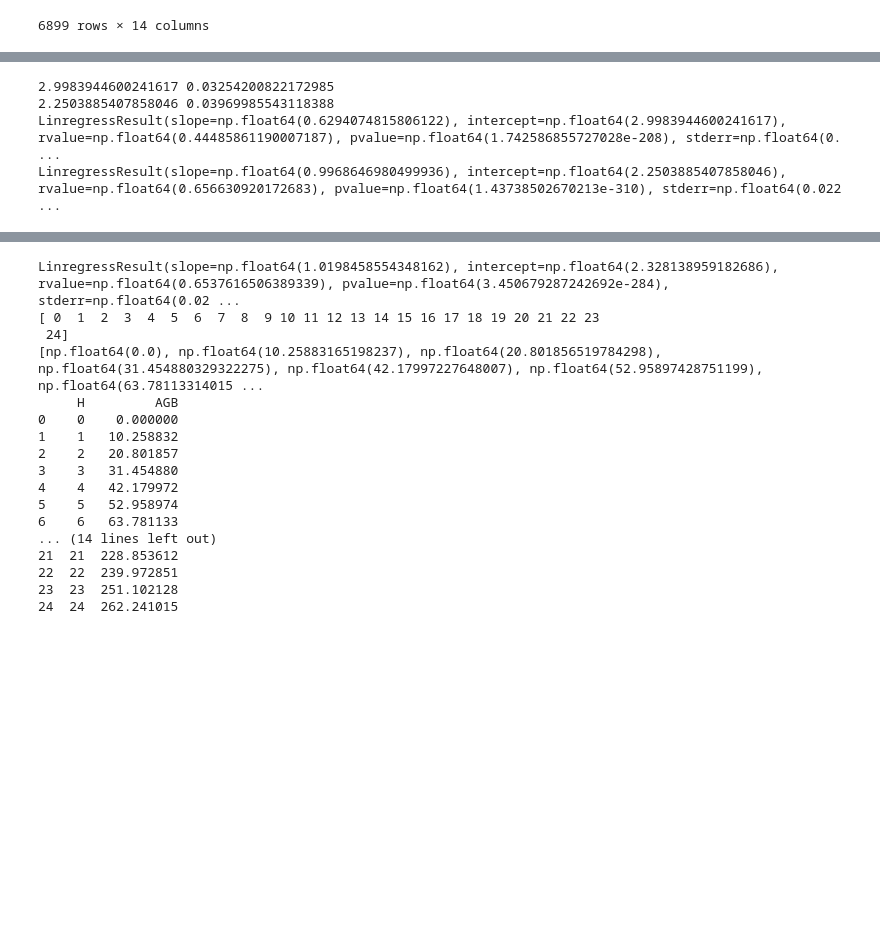
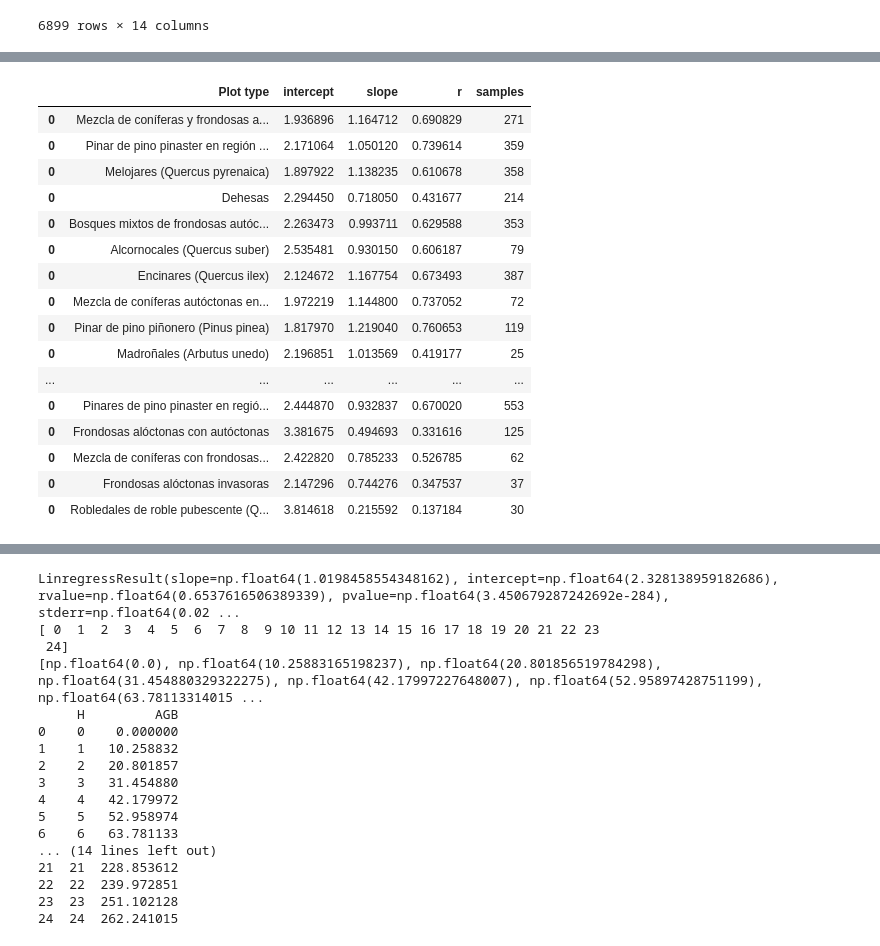
Before and after one commit to diegomvd/iberian.carbon, a Jupyter notebook: sample_canopy_height_NFI.ipynb, the cells around one changed output, grey strips where cells are left out. Drawn from its saved outputs; the diff is of its cells as text; code cells hidden in the pictures; blank space fills up the shorter version.

```diff
--- a/sample_canopy_height_NFI.ipynb
+++ b/sample_canopy_height_NFI.ipynb
@@ -7,14 +7,14 @@ import numpy as np
 import rasterio.mask
 from geoutils import add_feature
 # %%
-ifn_biomass_fnames = Path('ifn4_biomass_flights/').glob('*.shp')
+ifn_biomass_fnames = Path('ifn4_biomass_plottype/').glob('*.shp')
 
 height_biomass_df = pd.DataFrame()
 for fname in ifn_biomass_fnames:
 
     ifn4 = gpd.read_file(fname)
 
-    for p in range(10,100,10):
+    for p in range(80,100,5):
         ifn4['Hp{}'.format(p)]=np.nan
     ifn4['Hmean']=np.nan
     ifn4['Hmax']=np.nan
@@ -30,7 +30,7 @@ for fname in ifn_biomass_fnames:
             pnoa_image, pnoa_trf = rasterio.mask.mask(pnoa_src, circle, crop=True)
             pnoa_image= np.where(pnoa_image==pnoa_src.nodata, np.nan, pnoa_image)
 
-            for p in range(10,100,10):
+            for p in range(80,100,5):
                 ifn4.at[ix,'Hp{}'.format(p)] = np.nanpercentile(pnoa_image,q=p)
             ifn4.at[ix,'Hmean']=np.nanmean(pnoa_image)
             ifn4.at[ix,'Hmax']=np.nanmax(pnoa_image)
@@ -38,18 +38,22 @@ for fname in ifn_biomass_fnames:
     ifn4=ifn4.dropna()
 
     ifn4 = add_feature(ifn4.to_crs("EPSG:4326"),"BIOME_NAME","ecoregions/Ecoregions2017.shp","Biome")
+    ifn4 = add_feature(ifn4.to_crs("EPSG:4326"),"ECO_NAME","ecoregions/Ecoregions2017.shp","Ecoregion")
 
-    columns = ['Hp{}'.format(p) for p in range(10,100,10)]
+    columns = ['Hp{}'.format(p) for p in range(80,100,5)]
     columns.append('Hmean')
     columns.append('Hmax')
     columns.append('AGB')
     columns.append('Type')
     columns.append('Biome')
+    columns.append('Plot Type')
+    columns.append('Estadillo')
+    columns.append('Provincia')
 
     tmp = ifn4[columns]
     height_biomass_df = pd.concat([height_biomass_df,tmp],axis='rows')
 
-height_biomass_df.to_csv('H_AGB_NFI4_PNOA.csv',index=False)
+height_biomass_df.to_csv('H_AGB_NFI4_PNOA_Biome_Ecoregion_PlotType.csv',index=False)
 height_biomass_df
 # %% [output]
 |  | Hp10 | Hp20 | Hp30 | Hp40 | Hp50 | Hp60 | Hp70 | Hp80 | Hp90 | Hmean | Hmax | ... |
@@ -97,16 +104,44 @@ g.set(yscale='log')
 # %%
+from scipy import stats
+import numpy as np
 
+allometries = pd.DataFrame()
+group_low_samples = pd.DataFrame()
+for forest_type in df['Plot type'].unique():
 
-from scipy import stats
-result_angio = stats.linregress(np.log(df_angiosperms['Hmean']), np.log(df_angiosperms['AGB']))
-print(result_angio.intercept, result_angio.intercept_stderr)
-result_gymno = stats.linregress(np.log(df_gymnosperms['Hmean']), np.log(df_gymnosperms['AGB']))
-print(result_gymno.intercept, result_gymno.intercept_stderr)
+    dftype = df[df['Plot type']==forest_type]
 
-print(result_angio)
-print(result_gymno)
+    if len(dftype.index)<=10:
+        group_low_samples = pd.concat([group_low_samples,dftype])
+    else:
+        regression = stats.linregress(np.log(dftype['Hmean']), np.log(dftype['AGB']))
+
+        row = pd.DataFrame({'Plot type':forest_type,'intercept':[regression.intercept],'slope':[regression.slope],'r':[regression.rvalue],'samples':[len(dftype.index)]})
+        allometries = pd.concat([allometries,row],axis='rows')
+allometries
+
+# result_angio = stats.linregress(np.log(df_angiosperms['Hmean']), np.log(df_angiosperms['AGB']))
+# print(result_angio.intercept, result_angio.intercept_stderr)
+# result_gymno = stats.linregress(np.log(df_gymnosperms['Hmean']), np.log(df_gymnosperms['AGB']))
+# print(result_gymno.intercept, result_gymno.intercept_stderr)
+
+# print(result_angio)
+# print(result_gymno)
 # %% [output]
-2.9983944600241617 0.03254200822172985
-2.2503885407858046 0.03969985543118388
-LinregressResult(slope=np.float64(0.6294074815806122), intercept=np.float64(2.9983944600241617), rvalue=np.float64(0.44485861190007187), pvalue=np.float64(1.742586855727028e-208), stderr=np.float64(0. ...
-LinregressResult(slope=np.float64(0.9968646980499936), intercept=np.float64(2.2503885407858046), rvalue=np.float64(0.656630920172683), pvalue=np.float64(1.43738502670213e-310), stderr=np.float64(0.022 ...
+|  | Plot type | intercept | slope | r | samples |
+| 0 | Mezcla de coníferas y frondosas a... | 1.936896 | 1.164712 | 0.690829 | 271 |
+| 0 | Pinar de pino pinaster en región ... | 2.171064 | 1.050120 | 0.739614 | 359 |
+| 0 | Melojares (Quercus pyrenaica) | 1.897922 | 1.138235 | 0.610678 | 358 |
+| 0 | Dehesas | 2.294450 | 0.718050 | 0.431677 | 214 |
+| 0 | Bosques mixtos de frondosas autóc... | 2.263473 | 0.993711 | 0.629588 | 353 |
+| 0 | Alcornocales (Quercus suber) | 2.535481 | 0.930150 | 0.606187 | 79 |
+| 0 | Encinares (Quercus ilex) | 2.124672 | 1.167754 | 0.673493 | 387 |
+| 0 | Mezcla de coníferas autóctonas en... | 1.972219 | 1.144800 | 0.737052 | 72 |
+| 0 | Pinar de pino piñonero (Pinus pinea) | 1.817970 | 1.219040 | 0.760653 | 119 |
+| 0 | Madroñales (Arbutus unedo) | 2.196851 | 1.013569 | 0.419177 | 25 |
+| ... | ... | ... | ... | ... | ... |
+| 0 | Pinares de pino pinaster en regió... | 2.444870 | 0.932837 | 0.670020 | 553 |
+| 0 | Frondosas alóctonas con autóctonas | 3.381675 | 0.494693 | 0.331616 | 125 |
+| 0 | Mezcla de coníferas con frondosas... | 2.422820 | 0.785233 | 0.526785 | 62 |
+| 0 | Frondosas alóctonas invasoras | 2.147296 | 0.744276 | 0.347537 | 37 |
+| 0 | Robledales de roble pubescente (Q... | 3.814618 | 0.215592 | 0.137184 | 30 |
```
Also changed, not shown: parts of 6 cells of this notebook, 2 other files.
